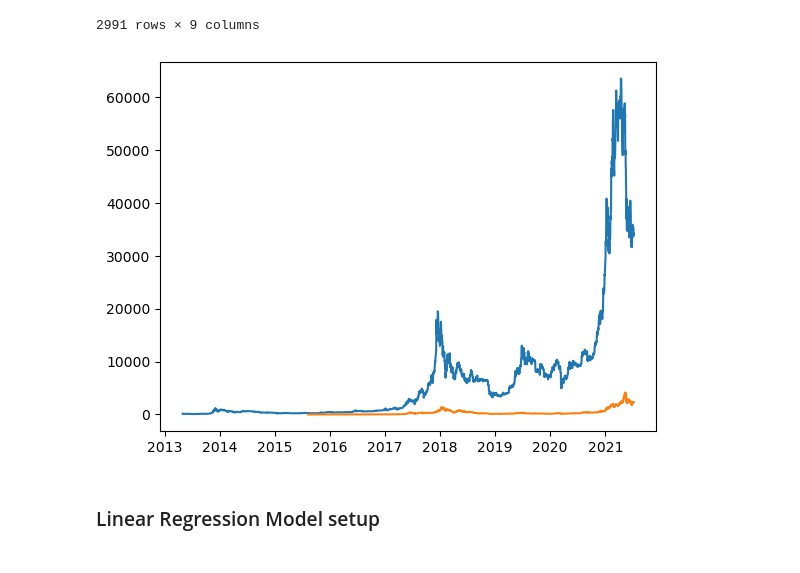
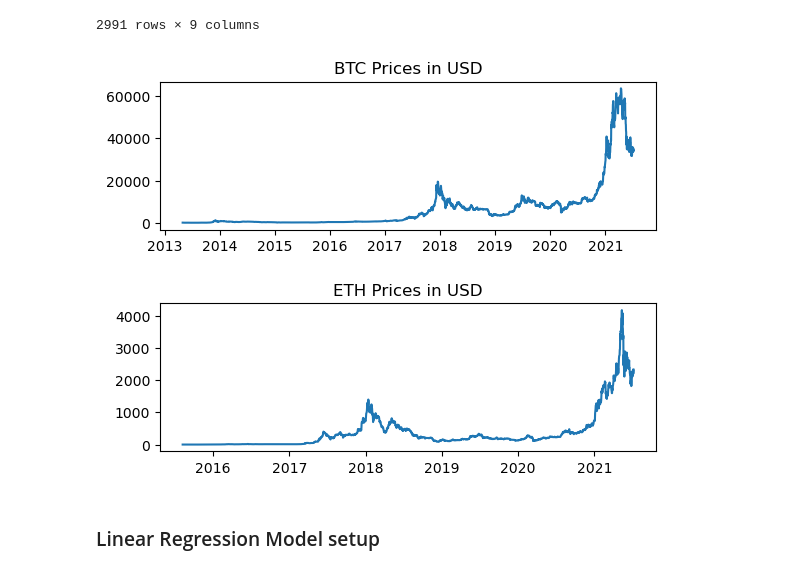
Before and after one commit to nexxusss/cryptocurrency_predict, a Jupyter notebook: main.ipynb, the cells around one changed output. Drawn from its saved outputs; the diff is of its cells as text; code cells hidden in the pictures.

Commit message:
Plot improvement

```diff
--- a/main.ipynb
+++ b/main.ipynb
@@ -32,12 +32,15 @@ Bitcoin_data
 | 2021-07-06 23:59:59 | 2991 | Bitcoin | BTC | 35038.536363 | 33599.916169 | 33723.509655 | 34235.193451 | 2.650126e+10 | 6.418992e+11 |
 2991 rows × 9 columns
 # %%
+plt.subplot(2, 1, 1)
 plt.plot(Bitcoin_data.index, Bitcoin_data['Close'])
+plt.title('BTC Prices in USD')
+plt.subplot(2, 1, 2)
 plt.plot(Ethereum_data.index, Ethereum_data['Close'])
-#plt.xticks(rotation=90)
-plt.show()
+plt.title('ETH Prices in USD')
+plt.subplots_adjust(hspace=0.5)
 # %% [output]
-[figure, old version]
+[figure, new version]
 # %% [markdown]
 ### Linear Regression Model setup
 # %% [markdown]
```
Also changed, not shown: parts of 2 cells of this notebook, 1 other file.
